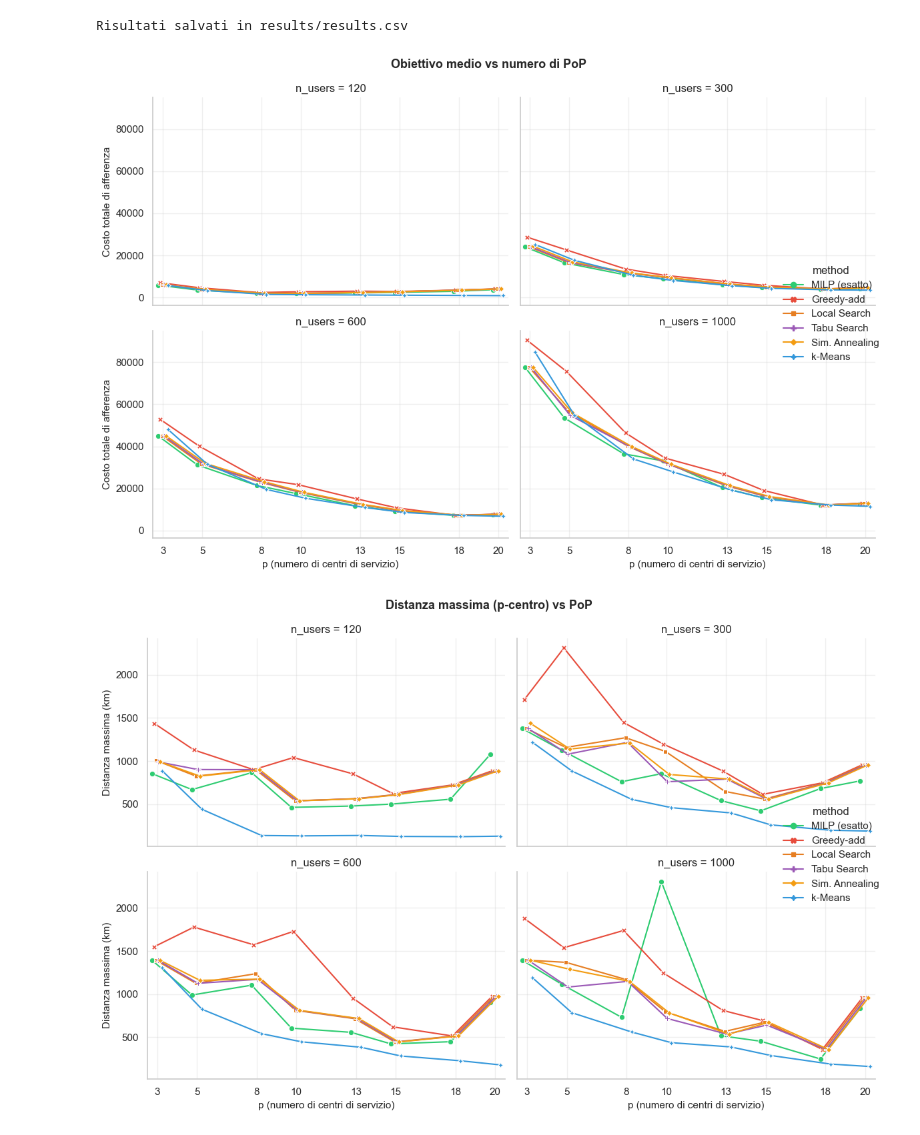
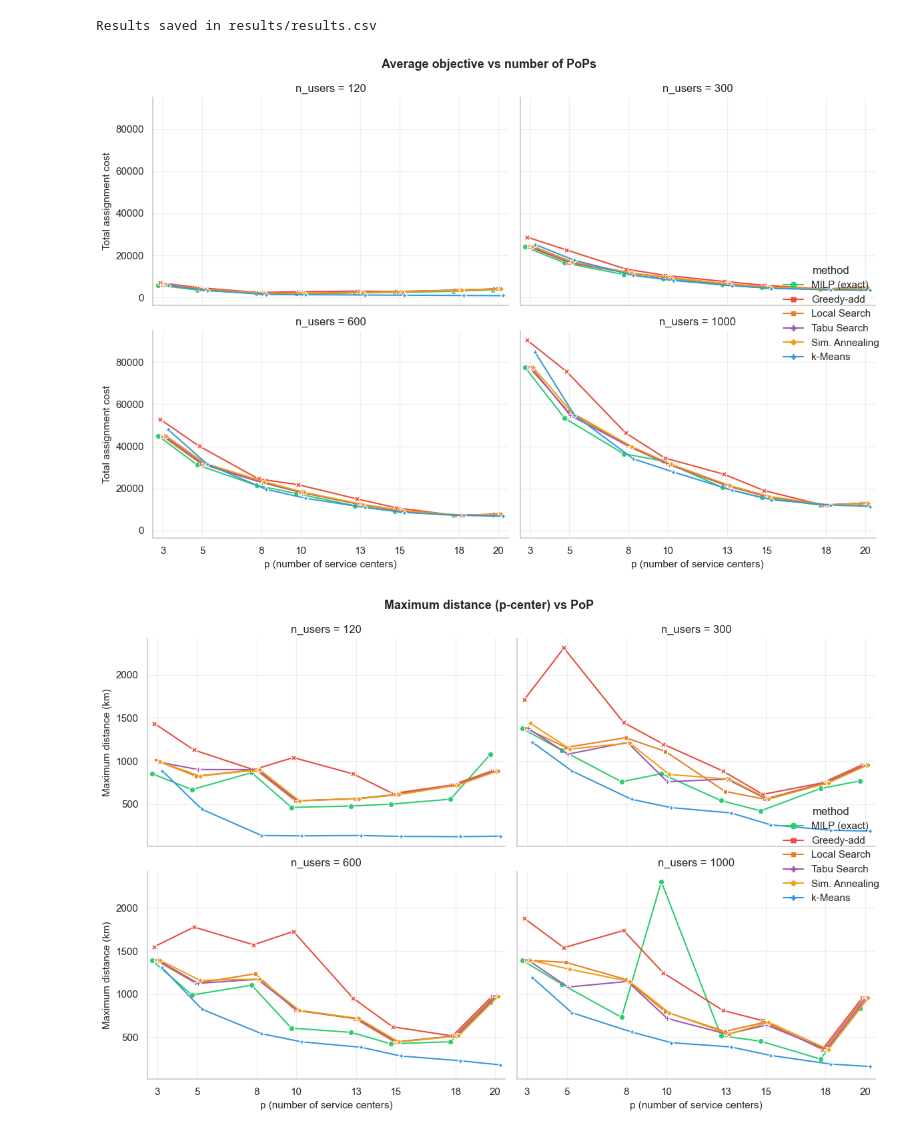
Before and after one commit to Leonard2310/pop-capacitated-pmedian, a Jupyter notebook: experiments.ipynb, the cells around one changed output. Cells and saved outputs as stored; diff of their text form; code cells hidden in the pictures.

```diff
--- a/experiments.ipynb
+++ b/experiments.ipynb
@@ -1216,17 +1216,17 @@ Per questo motivo non è garantita una monotonicità stretta del tipo "più cent
 # %%
-# ── Creazione cartelle di output ───────────────────────────────────
+# ── Create output folders ──────────────────────────────────────────
 results_dir = Path('results')
 plots_dir = results_dir / 'plots'
 results_dir.mkdir(exist_ok=True, parents=True)
 plots_dir.mkdir(exist_ok=True, parents=True)
 
-# Salvataggio CSV
+# Save CSV
 results_df.to_csv(results_dir / 'results.csv', index=False)
-print(f"Risultati salvati in {results_dir / 'results.csv'}")
+print(f"Results saved in {results_dir / 'results.csv'}")
 
-# ── Palette e configurazione per 6 metodi ─────────────────────────
+# ── Palette and configuration for 6 methods ───────────────────────
 METHOD_STYLE = {
-    'milp':          {'color': '#2ecc71', 'label': 'MILP (esatto)'},
+    'milp':          {'color': '#2ecc71', 'label': 'MILP (exact)'},
     'greedy':        {'color': '#e74c3c', 'label': 'Greedy-add'},
     'local_search':  {'color': '#e67e22', 'label': 'Local Search'},
     'tabu_search':   {'color': '#9b59b6', 'label': 'Tabu Search'},
@@ -1236,7 +1236,7 @@ METHOD_STYLE = {
 palette = {m: s['color'] for m, s in METHOD_STYLE.items()}
 method_labels = {m: s['label'] for m, s in METHOD_STYLE.items()}
 
-# Piccolo offset orizzontale per distinguere curve sovrapposte (es. Local/Tabu/SA)
+# Small horizontal offset to separate overlapping curves (e.g. Local/Tabu/SA)
 method_order = list(METHOD_STYLE.keys())
 dodge = 0.10
 offsets = {m: (i - (len(method_order) - 1) / 2) * dodge for i, m in enumerate(method_order)}
@@ -1244,11 +1244,11 @@ plot_df = results_df.copy()
 plot_df['p_plot'] = (plot_df['p'] + plot_df['method'].map(offsets)).round(3)
 p_ticks = sorted(plot_df['p'].unique())
 
-# ── Facet per n_users ───────────────────────────────────────────
+# ── Facet by n_users ─────────────────────────────────────────────
 n_users_vals = sorted(results_df['n_users'].unique())
 col_wrap = 2 if len(n_users_vals) > 2 else None
 
-# ── Grafico 1: Obiettivo medio vs p (facet) ─────────────────────
+# ── Plot 1: Average objective vs p (facet) ───────────────────────
 g = sns.relplot(
     data=plot_df, x='p_plot', y='objective', hue='method',
     hue_order=method_order, style='method', style_order=method_order,
@@ -1258,24 +1258,24 @@ g = sns.relplot(
 )
 for ax in g.axes.flat:
     ax.set_title(f"n_users = {ax.get_title().split(' = ')[-1]}")
-    ax.set_xlabel('p (numero di centri di servizio)', fontsize=11)
-    ax.set_ylabel('Costo totale di afferenza', fontsize=11)
+    ax.set_xlabel('p (number of service centers)', fontsize=11)
+    ax.set_ylabel('Total assignment cost', fontsize=11)
     ax.set_xticks(p_ticks)
     ax.set_xticklabels([str(p) for p in p_ticks])
     ax.set_xlim(min(p_ticks) - 0.5, max(p_ticks) + 0.5)
     ax.grid(True, alpha=0.3)
 if g._legend is None:
-    g.add_legend(title='Metodo')
+    g.add_legend(title='Method')
 if g._legend:
     for t in g._legend.texts:
         t.set_text(method_labels.get(t.get_text(), t.get_text()))
 
-g.figure.suptitle('Obiettivo medio vs numero di PoP', fontweight='bold', fontsize=13)
+g.figure.suptitle('Average objective vs number of PoPs', fontweight='bold', fontsize=13)
 g.figure.tight_layout()
 plt.savefig(plots_dir / 'objective_vs_p_facet.png', dpi=200, bbox_inches='tight')
 plt.show()
 
-# ── Grafico 2: Distanza massima media vs p (facet) ───────────────
+# ── Plot 2: Average max distance vs p (facet) ────────────────────
 g = sns.relplot(
     data=plot_df, x='p_plot', y='max_distance_km', hue='method',
     hue_order=method_order, style='method', style_order=method_order,
@@ -1285,24 +1285,24 @@ g = sns.relplot(
 )
 for ax in g.axes.flat:
     ax.set_title(f"n_users = {ax.get_title().split(' = ')[-1]}")
-    ax.set_xlabel('p (numero di centri di servizio)', fontsize=11)
-    ax.set_ylabel('Distanza massima (km)', fontsize=11)
+    ax.set_xlabel('p (number of service centers)', fontsize=11)
+    ax.set_ylabel('Maximum distance (km)', fontsize=11)
     ax.set_xticks(p_ticks)
     ax.set_xticklabels([str(p) for p in p_ticks])
     ax.set_xlim(min(p_ticks) - 0.5, max(p_ticks) + 0.5)
     ax.grid(True, alpha=0.3)
 if g._legend is None:
-    g.add_legend(title='Metodo')
+    g.add_legend(title='Method')
 if g._legend:
     for t in g._legend.texts:
         t.set_text(method_labels.get(t.get_text(), t.get_text()))
 
-g.figure.suptitle('Distanza massima (p-centro) vs PoP', fontweight='bold', fontsize=13)
+g.figure.suptitle('Maximum distance (p-center) vs PoP', fontweight='bold', fontsize=13)
 g.figure.tight_layout()
 plt.savefig(plots_dir / 'max_distance_vs_p_facet.png', dpi=200, bbox_inches='tight')
 plt.show()
 
-# ── Grafico 3: Gap % euristiche vs MILP (facet) ─────────────────
+# ── Plot 3: Heuristic gap % vs MILP (facet) ─────────────────────
 milp_df = results_df[
     (results_df['method'] == 'milp') & (results_df['status'] == 'Optimal')
 ][['n_users', 'p', 'seed', 'objective']].rename(
@@ -1314,16 +1314,16 @@ for m in heuristic_methods:
     m_df = results_df[
         (results_df['method'] == m) & np.isfinite(results_df['objective'])
     ][['n_users', 'p', 'seed', 'objective']].rename(
-        columns={'objective': 'obj_eur'}
+        columns={'objective': 'obj_heur'}
     )
     merged = milp_df.merge(m_df, on=['n_users', 'p', 'seed'])
-    merged['gap_pct'] = (merged['obj_eur'] - merged['obj_milp']) / merged['obj_milp'] * 100
+    merged['gap_pct'] = (merged['obj_heur'] - merged['obj_milp']) / merged['obj_milp'] * 100
     merged['method'] = m
     gap_rows.append(merged)
 gap_df = pd.concat(gap_rows, ignore_index=True)
 
 if gap_df.empty:
-    print('Nessun confronto gap disponibile: MILP non ottimo nelle istanze considerate.')
+    print('No gap comparison available: MILP is not optimal in the considered instances.')
 else:
     gap_palette = {m: palette[m] for m in heuristic_methods}
     g = sns.catplot(
@@ -1332,43 +1332,43 @@ else:
         height=4, aspect=1.3, edgecolor='black', linewidth=0.8,
     )
     for ax in g.axes.flat:
-        ax.set_xlabel('p (numero di centri di servizio)', fontsize=11)
+        ax.set_xlabel('p (number of service centers)', fontsize=11)
         ax.set_ylabel('Gap (%)', fontsize=11)
         ax.axhline(0, color='grey', linestyle='--', linewidth=0.8)
         ax.grid(True, alpha=0.3, axis='y')
     if g._legend is None:
-        g.add_legend(title='Metodo')
+        g.add_legend(title='Method')
     if g._legend:
         for t in g._legend.texts:
             t.set_text(method_labels.get(t.get_text(), t.get_text()))
 
-    g.figure.suptitle('Gap % euristiche vs MILP (solo istanze con status Optimal)', fontweight='bold', fontsize=13)
+    g.figure.suptitle('Heuristic gap % vs MILP (only instances with status Optimal)', fontweight='bold', fontsize=13)
     g.figure.tight_layout()
     plt.savefig(plots_dir / 'gap_vs_milp_facet.png', dpi=200, bbox_inches='tight')
     plt.show()
 
-# ── Grafico 4: Confronto runtime (scala log, facet) ─────────────
+# ── Plot 4: Runtime comparison (log scale, facet) ───────────────
 g = sns.catplot(
     data=results_df, x='p', y='runtime', hue='method',
     palette=palette, kind='bar', col='n_users', col_wrap=col_wrap,
     height=4, aspect=1.3, edgecolor='black', linewidth=0.8,
 )
 for ax in g.axes.flat:
     ax.set_yscale('log')
-    ax.set_xlabel('p (numero di centri di servizio)', fontsize=11)
-    ax.set_ylabel('Runtime (s) — scala logaritmica', fontsize=11)
+    ax.set_xlabel('p (number of service centers)', fontsize=11)
+    ax.set_ylabel('Runtime (s) — logarithmic scale', fontsize=11)
     ax.grid(True, alpha=0.3, axis='y')
 if g._legend is None:
-    g.add_legend(title='Metodo')
+    g.add_legend(title='Method')
 if g._legend:
     for t in g._legend.texts:
         t.set_text(method_labels.get(t.get_text(), t.get_text()))
 
-g.figure.suptitle('Tempo di calcolo per metodo (scala log)', fontweight='bold', fontsize=13)
+g.figure.suptitle('Computation time by method (log scale)', fontweight='bold', fontsize=13)
 g.figure.tight_layout()
 plt.savefig(plots_dir / 'runtime_facet.png', dpi=200, bbox_inches='tight')
 plt.show()
 # %% [output]
-Risultati salvati in results/results.csv
+Results saved in results/results.csv
-[figure, old version]
+[figure, new version]
 [figure]
```
Also changed, not shown: parts of 39 cells of this notebook, 1 other file.
